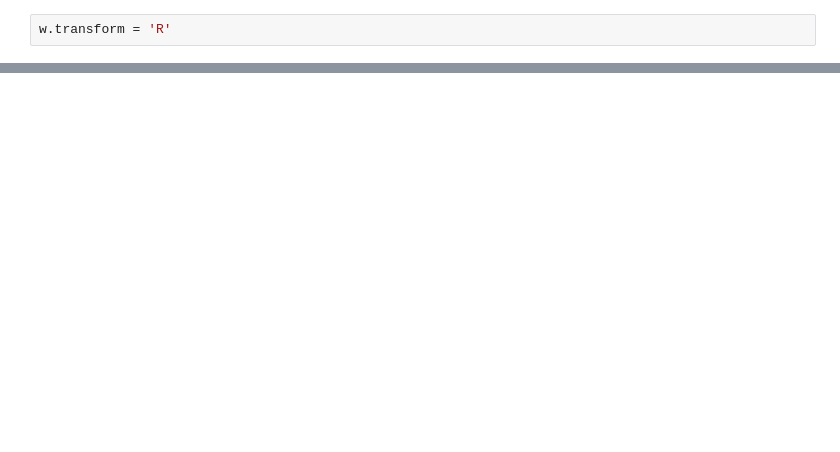
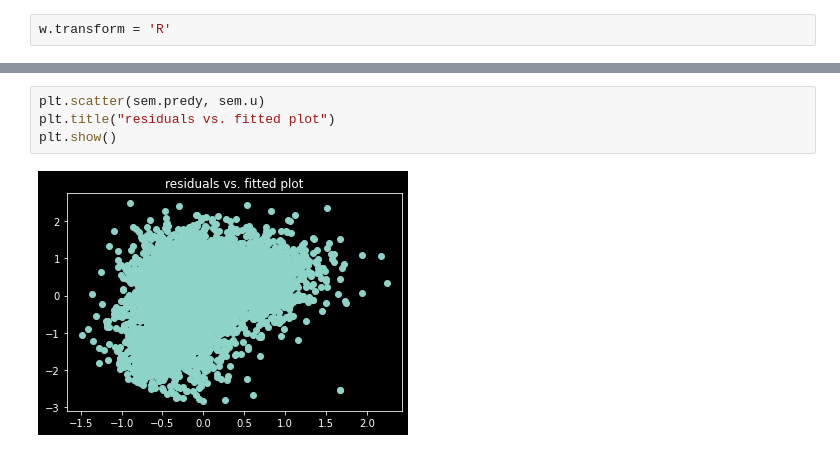
Before and after one commit to alexandermichels/ChicagoHousingModels, a Jupyter notebook: SpatialErrorModel.ipynb, the cells around one changed output, grey strips where cells are left out. Saved outputs shown, nothing was run; the diff lists cells and outputs as text; blank space fills up the shorter version.

```diff
--- a/SpatialErrorModel.ipynb
+++ b/SpatialErrorModel.ipynb
@@ -69,0 +104,6 @@ print(sem.summary)
+# %%
+plt.scatter(sem.predy, sem.u)
+plt.title("residuals vs. fitted plot")
+plt.show()
+# %% [output]
+[figure, added]
```
Also changed, not shown: parts of 11 cells of this notebook, 18 other files.
